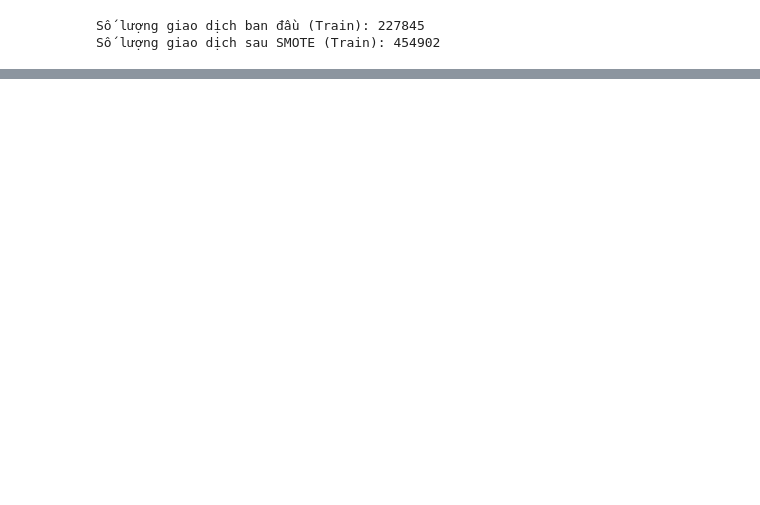
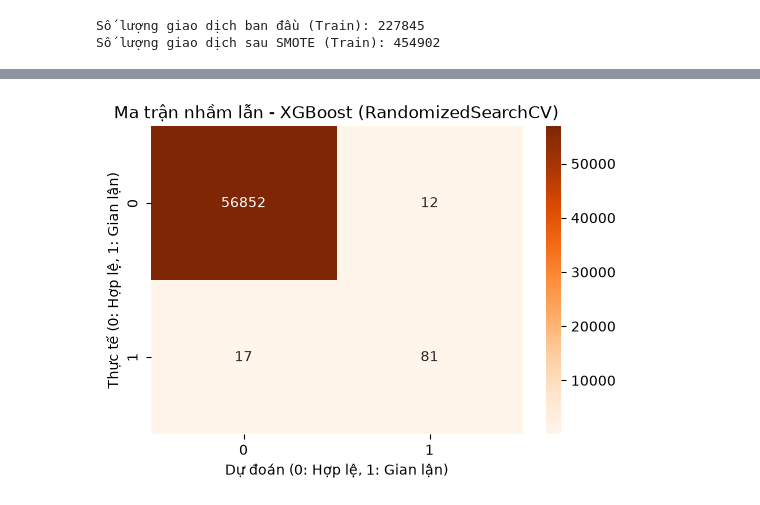
Before and after one commit to ninhduo263/credit-card-fraud-detection, a Jupyter notebook: PhanTich_GianLan.ipynb, the cells around one changed output, grey strips where cells are left out. Saved outputs shown, nothing was run; the diff lists cells and outputs as text; code cells hidden in the pictures; blank space fills up the shorter version.

```diff
--- a/PhanTich_GianLan.ipynb
+++ b/PhanTich_GianLan.ipynb
@@ -202,21 +466,25 @@ param_grid = {
     'learning_rate': [0.05, 0.1],     # Tốc độ học: Hội tụ chậm
     'n_estimators': [100, 200]        # Số lượng cây quyết định
 }
+xgb_scoring = 'average_precision'
+print(f"Không gian tham số Tuned XGBoost: {param_grid}")
+print(f"Scoring Tuned XGBoost: {xgb_scoring}")
 
 # 3. Khởi tạo lưới tìm kiếm (Dùng AUPRC - average_precision làm tiêu chí chấm điểm)
 grid_search = GridSearchCV(
     estimator=xgb_estimator,
     param_grid=param_grid,
     cv=3,                            # Chia dữ liệu làm 3 phần để test chéo
-    scoring='average_precision',     # Tối ưu hóa đường cong PR (rất tốt cho dữ liệu lệch)
+    scoring=xgb_scoring,             # Tối ưu hóa Average Precision cho dữ liệu lệch
     verbose=1                        # In tiến trình ra màn hình
 )
 
-# tiến hành GridSearchCV... Máy sẽ huấn luyện tổng cộng 36 mô hình nhỏ
+# Tiến hành GridSearchCV: 12 tổ hợp tham số x 3 folds = 36 lần fit
 grid_search.fit(X_train, y_train)
 
 # In ra bộ tham số tốt nhất tìm được
 print(f"\n[THÀNH CÔNG] Bộ tham số tối ưu nhất tìm được là:\n{grid_search.best_params_}")
+print(f"PR-AUC tốt nhất trong CV: {grid_search.best_score_:.4f}")
 
 # 4. Dùng mô hình để dự đoán
 best_xgb_model = grid_search.best_estimator_
@@ -225,6 +493,7 @@ y_pred_tuned = best_xgb_model.predict(X_test)
 # 5. Xuất Báo cáo và Vẽ Ma trận nhầm lẫn
 print("\nBÁO CÁO PHÂN LOẠI - TUNED XGBOOST:")
 print(classification_report(y_test, y_pred_tuned))
+print_auc_metrics("Tuned XGBoost", best_xgb_model, X_test, y_test)
 
 cm_tuned = confusion_matrix(y_test, y_pred_tuned)
 plt.figure(figsize=(6,4))
@@ -251,0 +531,59 @@ weighted avg       1.00      1.00      1.00     56962
+# %%
+import xgboost as xgb
+from sklearn.model_selection import RandomizedSearchCV
+from sklearn.metrics import classification_report, confusion_matrix
+from scipy.stats import loguniform, uniform, randint
+
+random_estimator = xgb.XGBClassifier(
+    scale_pos_weight=weight,
+    tree_method='hist',
+    device='cuda',
+    random_state=42,
+)
+
+random_param_dist = {
+    'max_depth': randint(3, 9),
+    'learning_rate': loguniform(0.02, 0.3),
+    'n_estimators': randint(100, 601),
+    'subsample': uniform(0.6, 0.4),
+    'colsample_bytree': uniform(0.6, 0.4),
+    'min_child_weight': randint(1, 11),
+    'gamma': uniform(0.0, 0.5),
+    'reg_lambda': loguniform(0.5, 20),
+    'reg_alpha': loguniform(1e-3, 5),
+}
+
+random_search = RandomizedSearchCV(
+    estimator=random_estimator,
+    param_distributions=random_param_dist,
+    n_iter=40,
+    scoring='average_precision',
+    cv=3,
+    random_state=42,
+    n_jobs=1,
+    verbose=1,
+)
+random_search.fit(X_train, y_train)
+best_xgb_random = random_search.best_estimator_
+
+i = random_search.best_index_
+std_random = random_search.cv_results_['std_test_score'][i]
+print('Tham số tốt nhất (RandomizedSearchCV):')
+for k, v in random_search.best_params_.items():
+    print(f'  {k}: {v:.4f}' if isinstance(v, float) else f'  {k}: {v}')
+print(f'PR-AUC trong CV: {random_search.best_score_:.4f} ± {std_random:.4f}')
+print(f'So sánh với lưới ban đầu: {grid_search.best_score_:.4f}')
+
+y_pred_random = best_xgb_random.predict(X_test)
+print('\nBÁO CÁO PHÂN LOẠI - XGBOOST MỞ RỘNG (chỉ để báo cáo):')
+print(classification_report(y_test, y_pred_random))
+print_auc_metrics('XGBoost mở rộng', best_xgb_random, X_test, y_test)
+
+cm_random = confusion_matrix(y_test, y_pred_random)
+plt.figure(figsize=(6, 4))
+sns.heatmap(cm_random, annot=True, fmt='d', cmap='Oranges')
+plt.title('Ma trận nhầm lẫn - XGBoost (RandomizedSearchCV)')
+plt.ylabel('Thực tế (0: Hợp lệ, 1: Gian lận)')
+plt.xlabel('Dự đoán (0: Hợp lệ, 1: Gian lận)')
+plt.show()
+# %% [output]
@@ -251,0 +607 @@ weighted avg       1.00      1.00      1.00     56962
+[figure, added]
```
Also changed, not shown: parts of 47 cells of this notebook, 3 other files.
